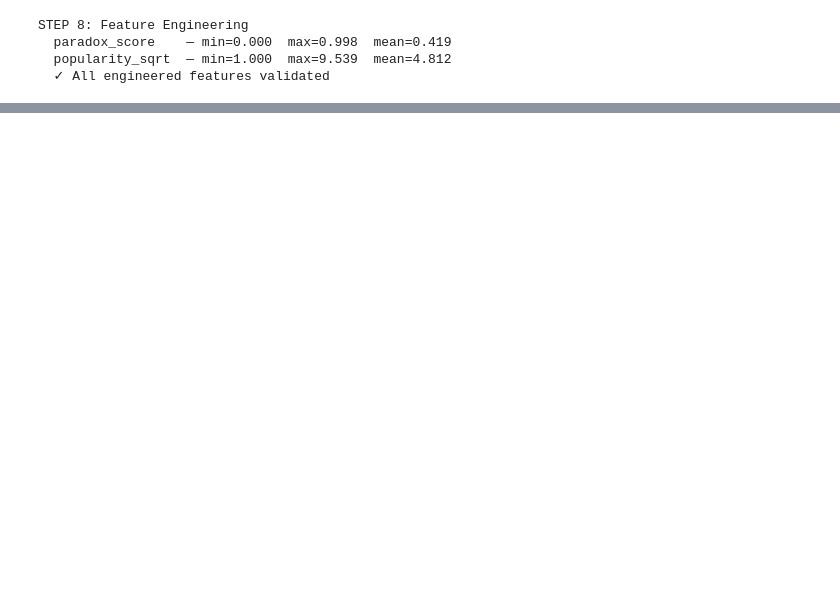
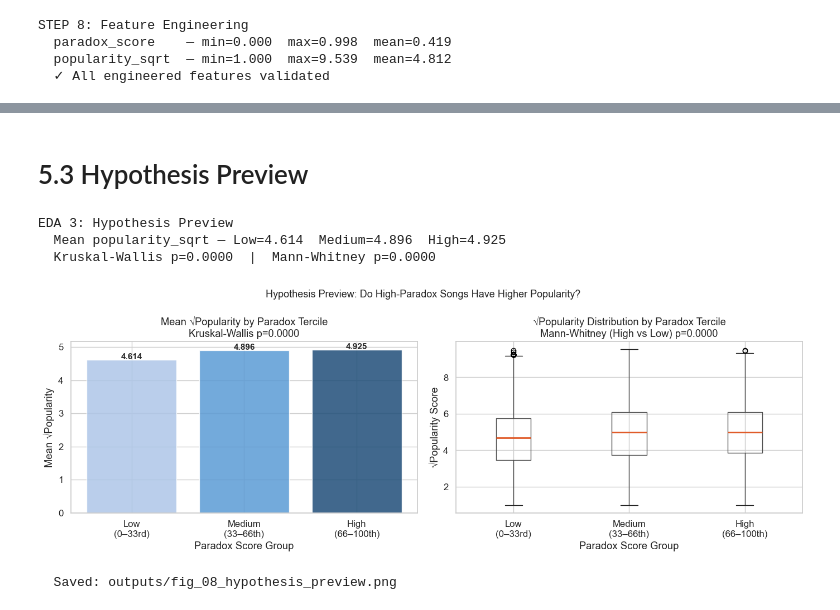
Before and after one commit to sjylee/CIS2450-FINAL-PROJECT, a Jupyter notebook: final-notebook.ipynb, the cells around one changed output, grey strips where cells are left out. Cells and saved outputs as stored; diff of their text form; code cells hidden in the pictures; blank space fills up the shorter version.

```diff
--- a/final-notebook.ipynb
+++ b/final-notebook.ipynb
@@ -712,0 +1092,60 @@ Error:
+# %% [markdown]
+# 5.3 Hypothesis Preview
+# %%
+# =============================================================================
+# EDA 3: HYPOTHESIS PREVIEW — PARADOX TERCILES VS POPULARITY
+# =============================================================================
+
+print("\nEDA 3: Hypothesis Preview")
+from scipy.stats import kruskal, mannwhitneyu
+df["paradox_tercile"] = pd.qcut(
+    df["paradox_score"], q=3,
+    labels=["Low\n(0–33rd)", "Medium\n(33–66th)", "High\n(66–100th)"]
+)
+
+# Statistical tests
+groups  = [df[df["paradox_tercile"] == g]["popularity_sqrt"].values
+           for g in df["paradox_tercile"].cat.categories]
+_, p_kw = kruskal(*groups)
+
+low_g   = df[df["paradox_tercile"] == "Low\n(0–33rd)"]["popularity_sqrt"]
+high_g  = df[df["paradox_tercile"] == "High\n(66–100th)"]["popularity_sqrt"]
+_, p_mw = mannwhitneyu(high_g, low_g, alternative="two-sided")
+
+tercile_means = (df.groupby("paradox_tercile", observed=True)
+                 ["popularity_sqrt"].mean())
+print(f"  Mean popularity_sqrt — "
+      f"Low={tercile_means.iloc[0]:.3f}  "
+      f"Medium={tercile_means.iloc[1]:.3f}  "
+      f"High={tercile_means.iloc[2]:.3f}")
+print(f"  Kruskal-Wallis p={p_kw:.4f}  |  Mann-Whitney p={p_mw:.4f}")
+
+fig, axes = plt.subplots(1, 2, figsize=(14, 5))
+
+colors = ["#AEC6E8", "#5B9BD5", ACCENT]
+bars = axes[0].bar(
+    df["paradox_tercile"].cat.categories,
+    tercile_means, color=colors, edgecolor="white", alpha=0.85
+)
+for bar, val in zip(bars, tercile_means):
+    axes[0].text(bar.get_x() + bar.get_width()/2, val + 0.02,
+                 f"{val:.3f}", ha="center", fontsize=11, fontweight="bold")
+axes[0].set(title=f"Mean √Popularity by Paradox Tercile\n"
+                  f"Kruskal-Wallis p={p_kw:.4f}",
+            xlabel="Paradox Score Group",
+            ylabel="Mean √Popularity")
+
+df.boxplot(column="popularity_sqrt", by="paradox_tercile",
+           ax=axes[1], medianprops=dict(color=ORANGE, linewidth=2))
+axes[1].set(title=f"√Popularity Distribution by Paradox Tercile\n"
+                  f"Mann-Whitney (High vs Low) p={p_mw:.4f}",
+            xlabel="Paradox Score Group", ylabel="√Popularity Score")
+plt.suptitle("Hypothesis Preview: Do High-Paradox Songs Have "
+             "Higher Popularity?", fontsize=13)
+save_fig("fig_08_hypothesis_preview.png")
+# %% [output]
+EDA 3: Hypothesis Preview
+  Mean popularity_sqrt — Low=4.614  Medium=4.896  High=4.925
+  Kruskal-Wallis p=0.0000  |  Mann-Whitney p=0.0000
+[figure, added]
+  Saved: outputs/fig_08_hypothesis_preview.png
```
Also changed, not shown: parts of 106 cells of this notebook, 1 other file.
